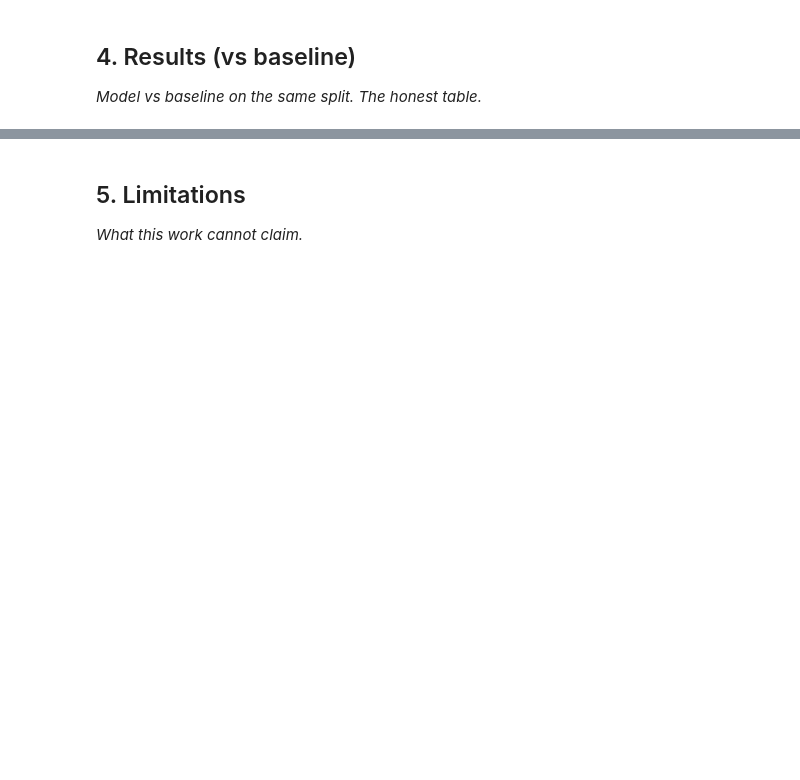
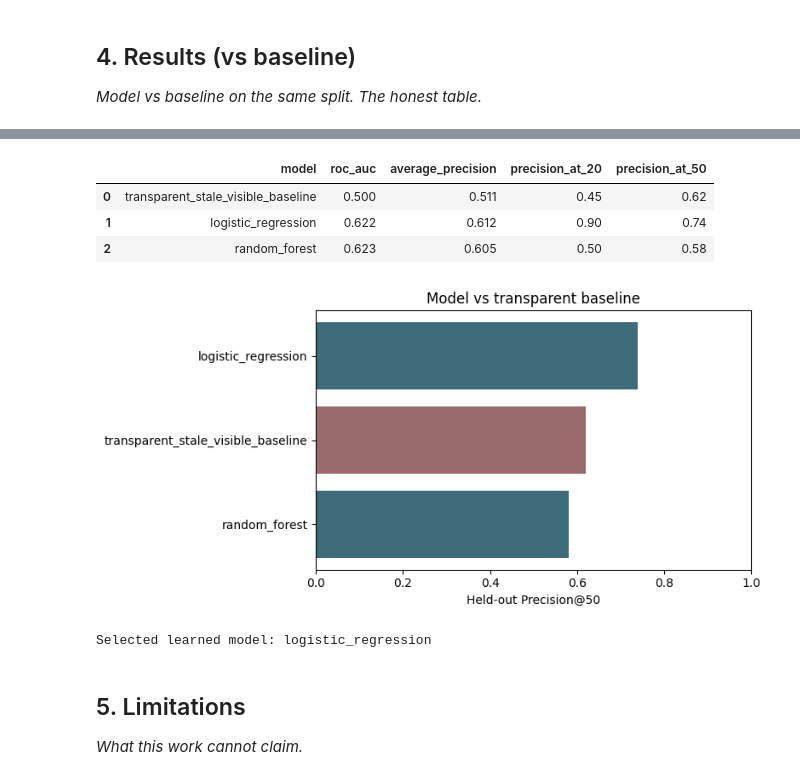
Before and after one commit to faizanahmed-ai/flyrank-ml-internship, a Jupyter notebook: work/notebooks/capstone.ipynb, the cells around one changed output, grey strips where cells are left out. Saved outputs shown, nothing was run; the diff lists cells and outputs as text; code cells hidden in the pictures; blank space fills up the shorter version.

```diff
--- a/work/notebooks/capstone.ipynb
+++ b/work/notebooks/capstone.ipynb
@@ -106,3 +144,20 @@ print("Rows:", len(df), "| clients:", groups.nunique(), "| held-out clients:", g
+# %%
+display(results.round(3))
+results.to_csv(OUT / "capstone_model_vs_baseline.csv", index=False)
+
+chart = results.set_index("model")["precision_at_50"].sort_values()
+plt.figure(figsize=(8, 4))
+plt.barh(chart.index, chart.values, color=["#9b6a6c" if "baseline" in x else "#3d6b7a" for x in chart.index])
+plt.xlim(0, 1); plt.xlabel("Held-out Precision@50"); plt.title("Model vs transparent baseline")
+plt.tight_layout(); plt.savefig(FIG / "capstone_precision_at_50.png", dpi=160); plt.show()
+print("Selected learned model:", best_name)
+# %% [output]
+|  | model | roc_auc | average_precision | precision_at_20 | precision_at_50 |
+| 0 | transparent_stale_visible_baseline | 0.500 | 0.511 | 0.45 | 0.62 |
+| 1 | logistic_regression | 0.622 | 0.612 | 0.90 | 0.74 |
+| 2 | random_forest | 0.623 | 0.605 | 0.50 | 0.58 |
+[figure, added]
+Selected learned model: logistic_regression
 # %% [markdown]
 ## 5. Limitations
 
```
Also changed, not shown: parts of 13 cells of this notebook.
